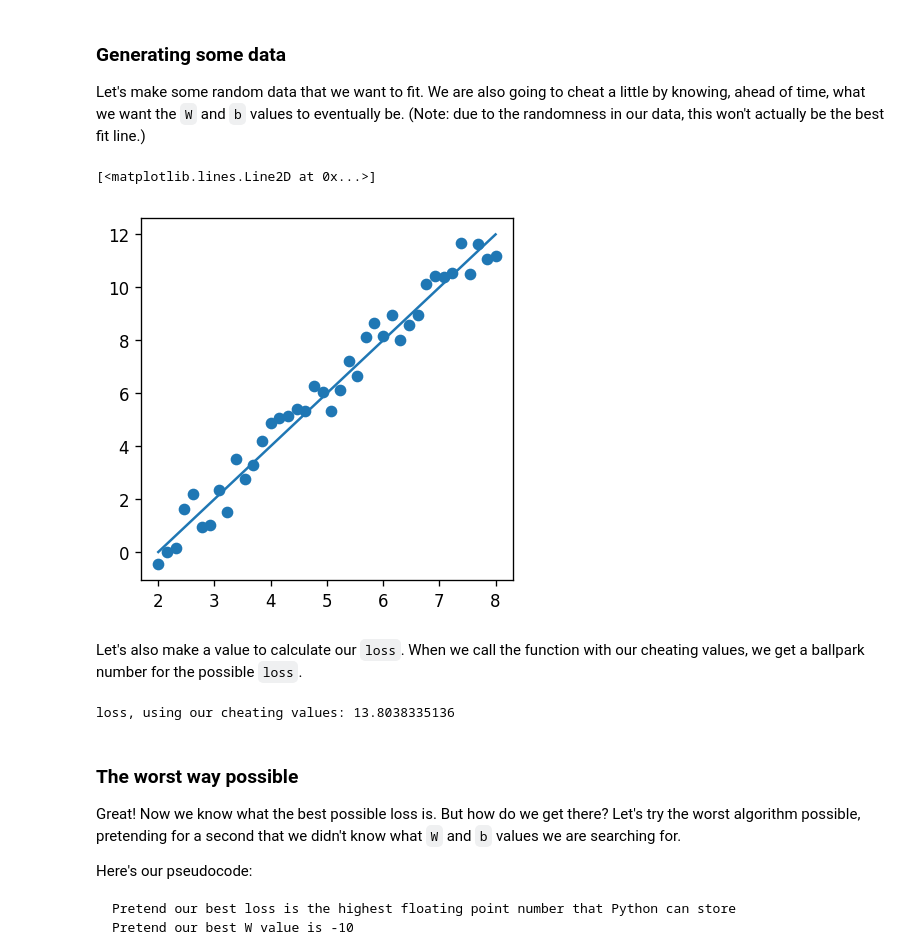
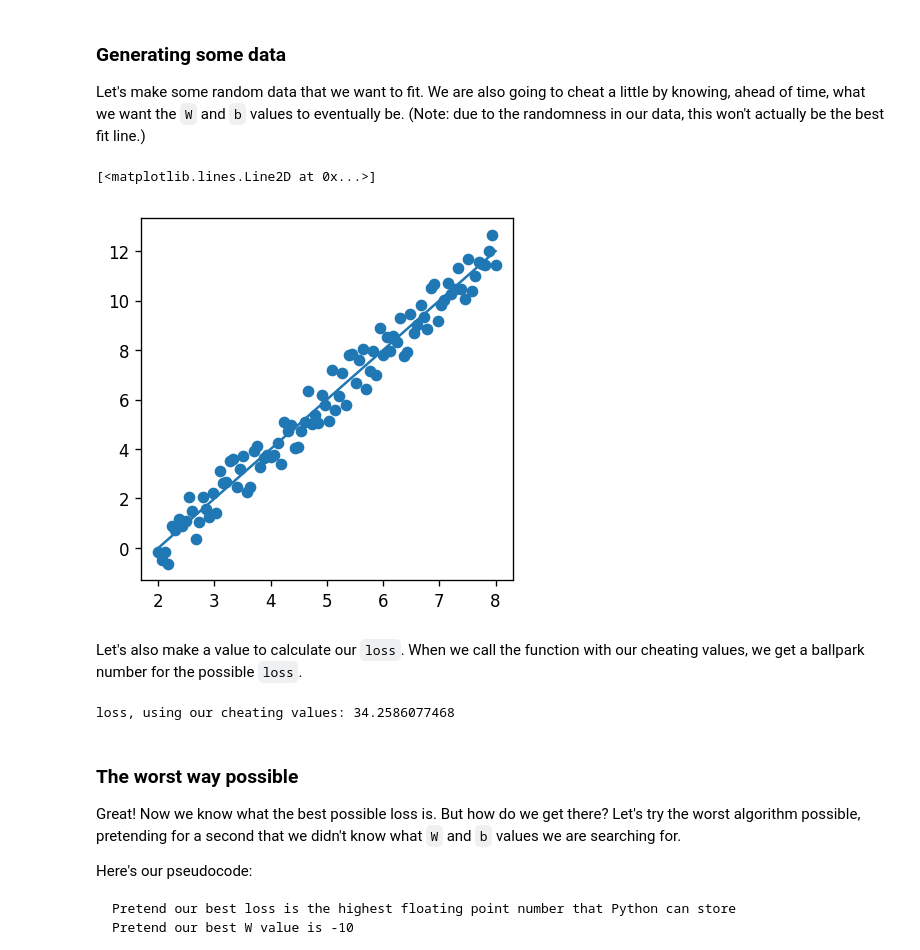
Before and after one commit to jchuahtacc/MachineLearningRegression, a Jupyter notebook: Comparing Regression Algorithms - Part 2, Brute Force.ipynb, the cells around one changed output. Saved outputs shown, nothing was run; the diff lists cells and outputs as text; code cells hidden in the pictures.

```diff
--- a/Comparing Regression Algorithms - Part 2, Brute Force.ipynb
+++ b/Comparing Regression Algorithms - Part 2, Brute Force.ipynb
@@ -16,40 +16,40 @@ cheat_b = -4
 
 starting_value = 2
 ending_value = 8
-num_values = 40
+num_values = 100
 
 x_vals = None
 y_vals = None
 
 # Let's make a graph!
 %matplotlib inline
 import numpy as np
 import matplotlib.pyplot as plt
 fig = plt.figure(num=None, figsize=(4, 4), dpi=120)
 
 
 def make_vals(starting_value, ending_value, num_values):
     global x_vals
     global y_vals
     # Let's make a bunch of x values
     x_vals = np.linspace(starting_value, ending_value, num_values)
     # Let's make a bunch of y values close to our equation, but randomly off by a small amount
-    y_vals = cheat_W * x_vals + cheat_b + np.random.uniform(-1, 1, 40)
+    y_vals = cheat_W * x_vals + cheat_b + np.random.uniform(-1, 1, num_values)
     # Now plot them
 
 make_vals(starting_value, ending_value, num_values)
 
 plt.scatter(x_vals, y_vals)
 
 # Let's plot our original line
 x =  np.linspace(starting_value, ending_value, num_values)
 # This equation creates our corresponding y values
 cheat_y = cheat_W * x + cheat_b
 # Now plot them as a straight line
 plt.plot(x, cheat_y)
 # %% [output]
 [<matplotlib.lines.Line2D at 0x...>]
-[figure, old version]
+[figure, new version]
 # %% [markdown]
 Let's also make a value to calculate our `loss`. When we call the function with our cheating values, we get a ballpark number for the possible `loss`.
 # %%
@@ -58,7 +58,7 @@ def loss( target_y, current_y ):
 
 print "loss, using our cheating values:", loss( y_vals, cheat_y )
 # %% [output]
-loss, using our cheating values: 13.8038335136
+loss, using our cheating values: 34.2586077468
 # %% [markdown]
 ### The worst way possible
 
```
Also changed, not shown: 5 other files.
